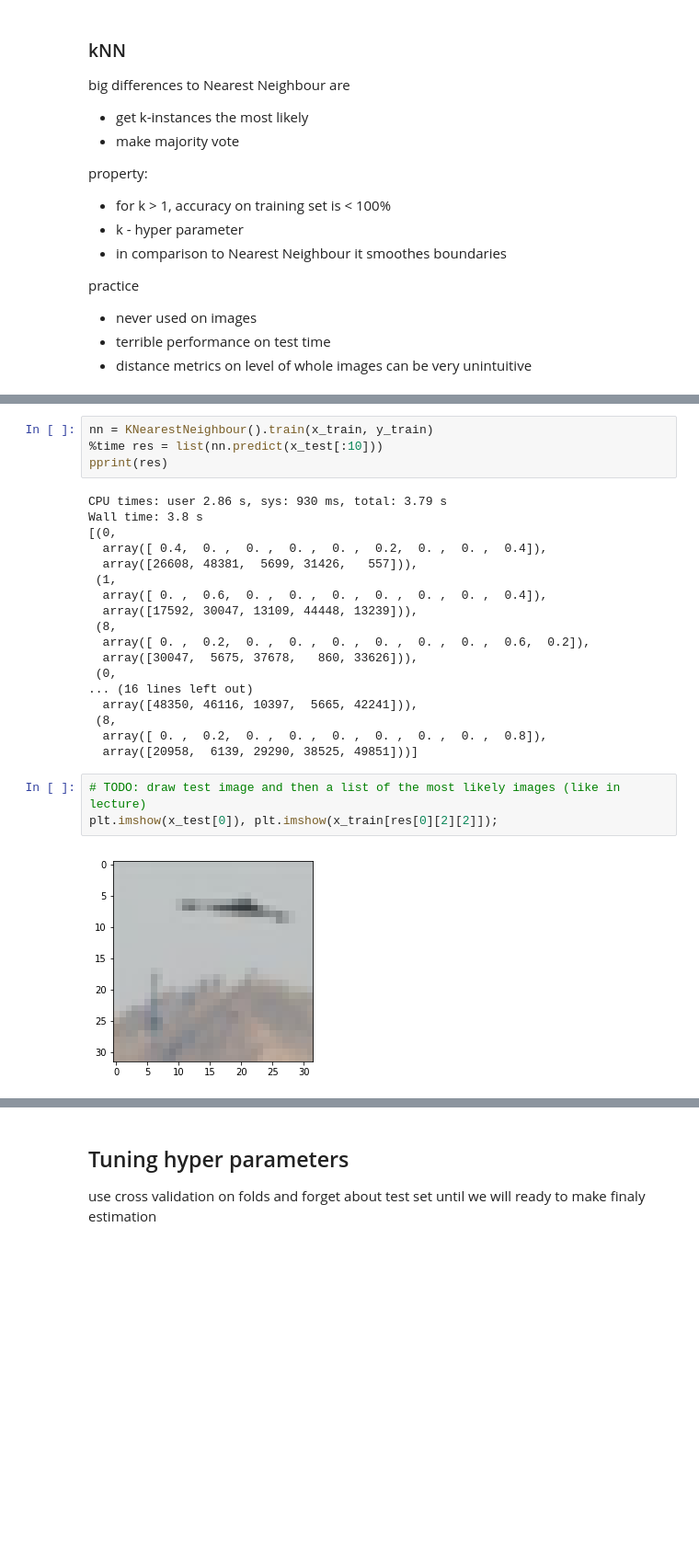
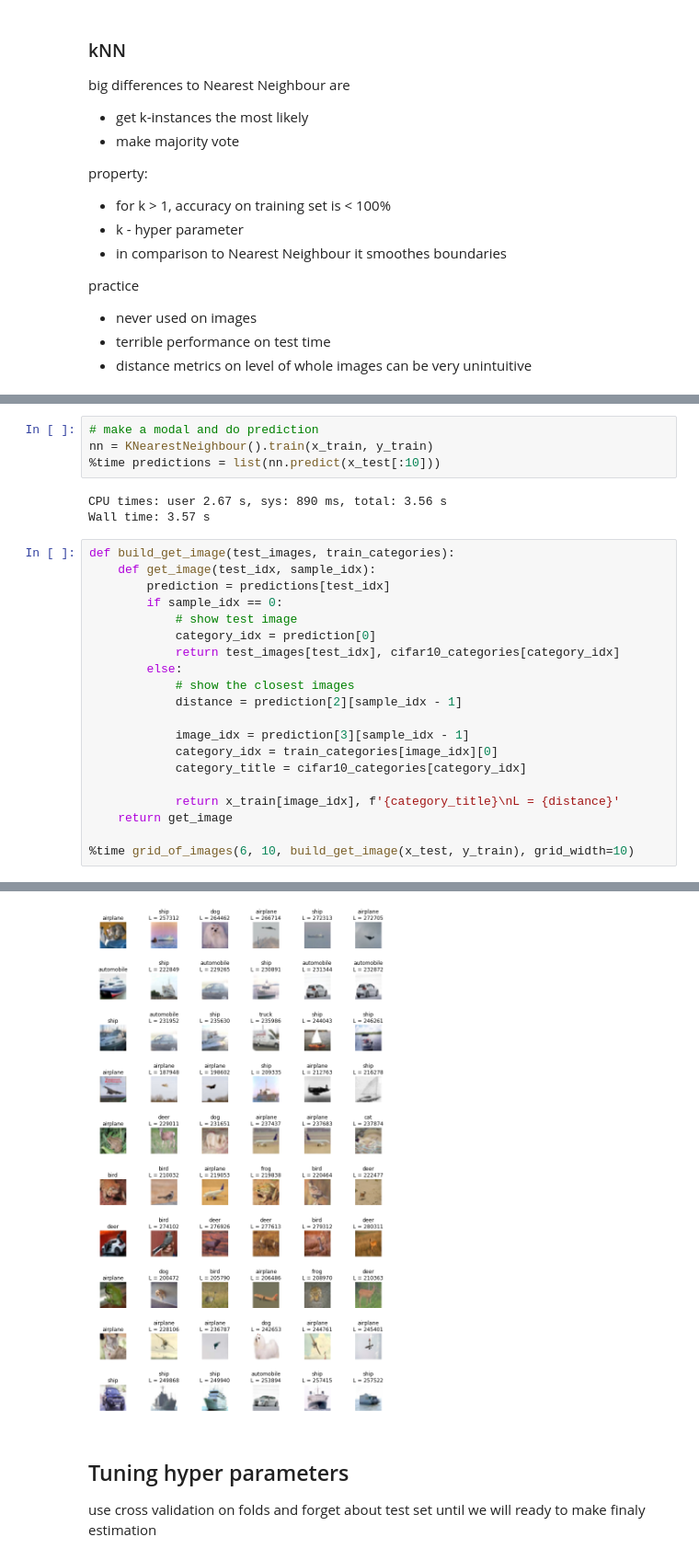
Before and after one commit to hyzhak/cs231n-lecture-notes, a Jupyter notebook: lec2-data-driven-approach-knn-linear-classification-1.ipynb, the cells around one changed output, grey strips where cells are left out. Shown at 92% size. Cells and saved outputs as stored; diff of their text form; blank space fills up the shorter version.

```diff
--- a/lec2-data-driven-approach-knn-linear-classification-1.ipynb
+++ b/lec2-data-driven-approach-knn-linear-classification-1.ipynb
@@ -142,27 +189,28 @@ class KNearestNeighbour:
 # %%
+# make a modal and do prediction
 nn = KNearestNeighbour().train(x_train, y_train)
-%time res = list(nn.predict(x_test[:10]))
-pprint(res)
+%time predictions = list(nn.predict(x_test[:10]))
 # %% [output]
-CPU times: user 2.86 s, sys: 930 ms, total: 3.79 s
-Wall time: 3.8 s
-[(0,
-  array([ 0.4,  0. ,  0. ,  0. ,  0. ,  0.2,  0. ,  0. ,  0.4]),
-  array([26608, 48381,  5699, 31426,   557])),
- (1,
-  array([ 0. ,  0.6,  0. ,  0. ,  0. ,  0. ,  0. ,  0. ,  0.4]),
-  array([17592, 30047, 13109, 44448, 13239])),
- (8,
-  array([ 0. ,  0.2,  0. ,  0. ,  0. ,  0. ,  0. ,  0. ,  0.6,  0.2]),
-  array([30047,  5675, 37678,   860, 33626])),
- (0,
-... (16 lines left out)
-  array([48350, 46116, 10397,  5665, 42241])),
- (8,
-  array([ 0. ,  0.2,  0. ,  0. ,  0. ,  0. ,  0. ,  0. ,  0.8]),
-  array([20958,  6139, 29290, 38525, 49851]))]
+CPU times: user 2.67 s, sys: 890 ms, total: 3.56 s
+Wall time: 3.57 s
-# %%
-# TODO: draw test image and then a list of the most likely images (like in lecture)
-plt.imshow(x_test[0]), plt.imshow(x_train[res[0][2][2]]);
-# %% [output]
-[figure, removed]
+# %%
+def build_get_image(test_images, train_categories):
+    def get_image(test_idx, sample_idx):
+        prediction = predictions[test_idx]
+        if sample_idx == 0:
+            # show test image
+            category_idx = prediction[0]
+            return test_images[test_idx], cifar10_categories[category_idx]
+        else:
+            # show the closest images
+            distance = prediction[2][sample_idx - 1]
+
+            image_idx = prediction[3][sample_idx - 1]
+            category_idx = train_categories[image_idx][0]
+            category_title = cifar10_categories[category_idx]
+
+            return x_train[image_idx], f'{category_title}\nL = {distance}'
+    return get_image
+
+%time grid_of_images(6, 10, build_get_image(x_test, y_train), grid_width=10)
+# %% [output]
@@ -169,3 +219,4 @@ plt.imshow(x_test[0]), plt.imshow(x_train[res[0][2][2]]);
+[figure, added]
 # %% [markdown]
 ## Tuning hyper parameters
 
```
Also changed, not shown: parts of 8 cells of this notebook.
